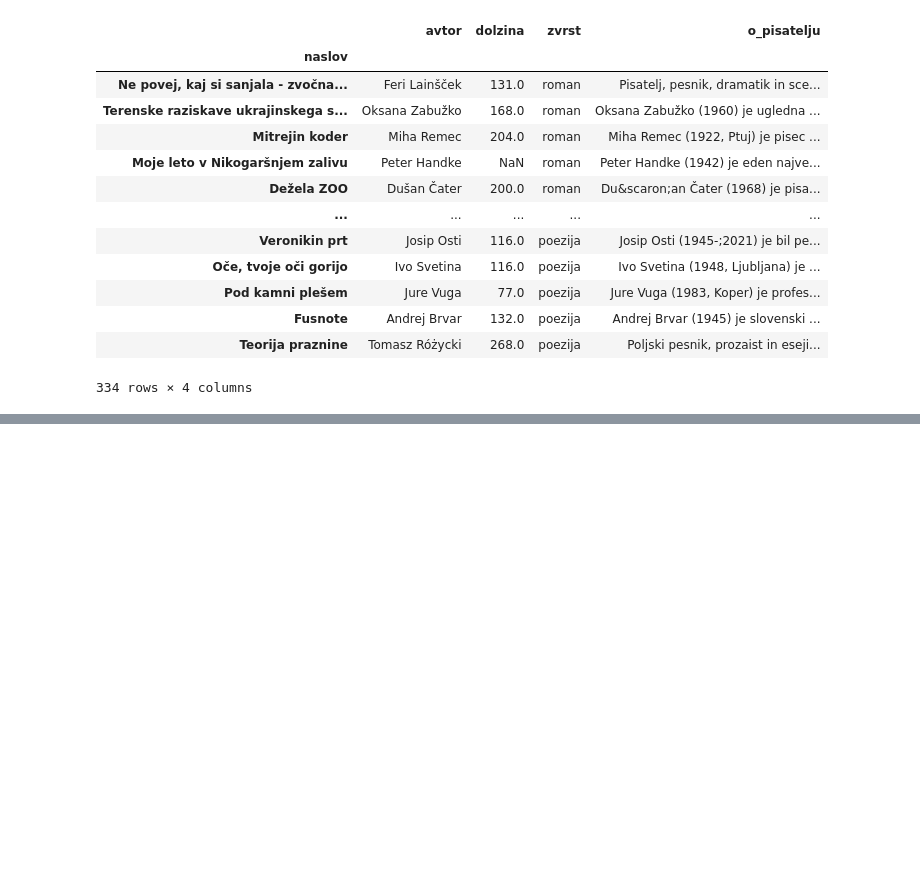
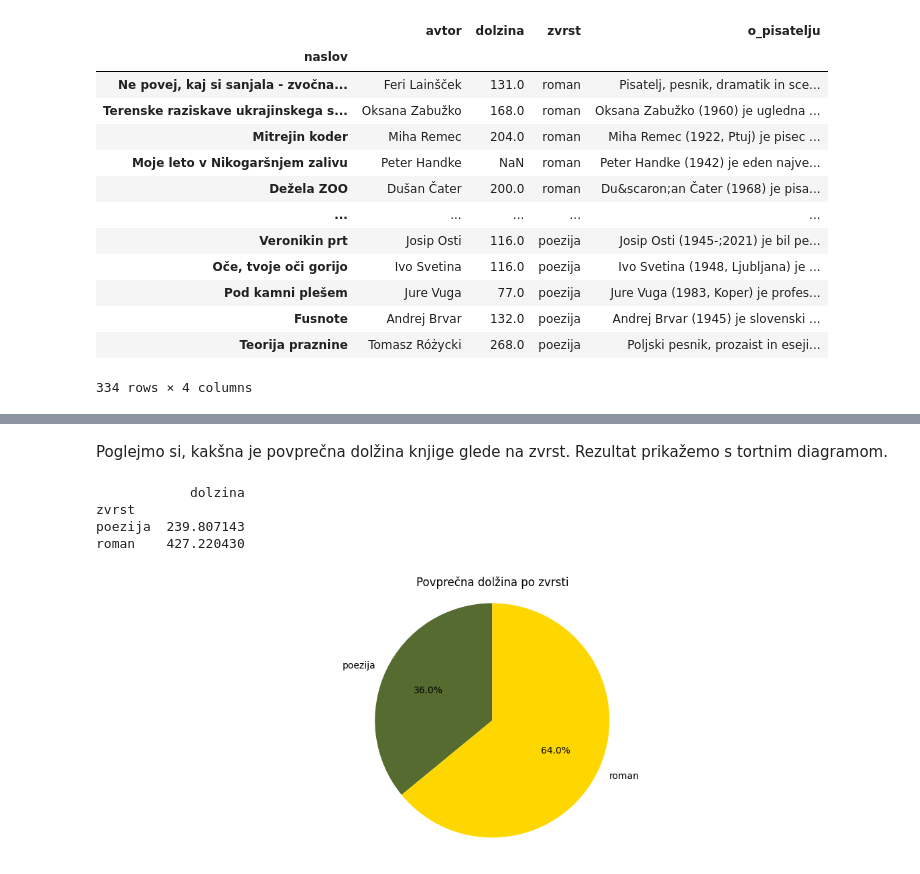
Before and after one commit to zAlaGregorc/UVP_projektna_naloga_Gregorc, a Jupyter notebook: analiza.ipynb, the cells around one changed output, grey strips where cells are left out. Saved outputs shown, nothing was run; the diff lists cells and outputs as text; code cells hidden in the pictures; blank space fills up the shorter version.

```diff
--- a/analiza.ipynb
+++ b/analiza.ipynb
@@ -47,0 +70,22 @@ KNJIGE
+# %% [markdown]
+Poglejmo si, kakšna je povprečna dolžina knjige glede na zvrst. Rezultat prikažemo s tortnim diagramom.
+# %%
+povprecna_dolzina_po_zvrsti = KNJIGE[['dolzina', 'zvrst']].groupby(by = 'zvrst').mean()
+print(povprecna_dolzina_po_zvrsti)
+
+fig, (ax1) = plt.subplots(1, figsize=(15, 5))
+
+# Narisemo tortni diagram za dolžino
+povprecna_dolzina_po_zvrsti['dolzina'].plot.pie(
+    autopct='%1.1f%%', startangle=90, ax=ax1, colors = ['darkolivegreen', 'gold'])
+ax1.set_title('Povprečna dolžina po zvrsti')
+ax1.axis('equal')  # To zagotovi, da je tortni diagram krožen
+ax1.set_ylabel('')  # Odstrani y-etiketo
+
+plt.show()
+# %% [output]
+            dolzina
+zvrst
+poezija  239.807143
+roman    427.220430
+[figure, added]
```
Also changed, not shown: parts of 4 cells of this notebook.
